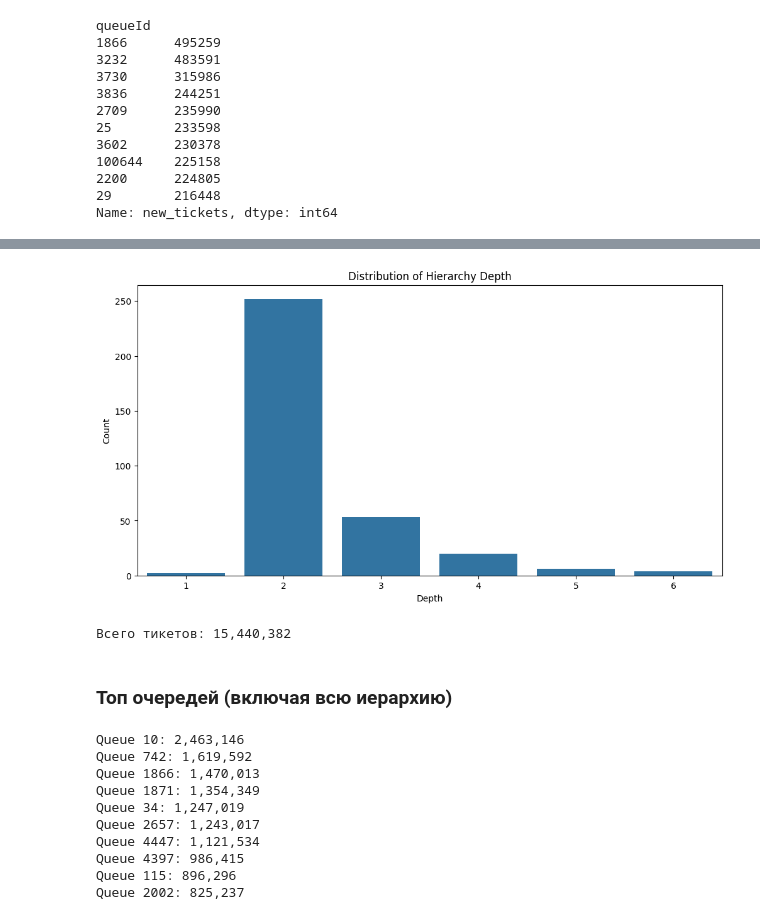
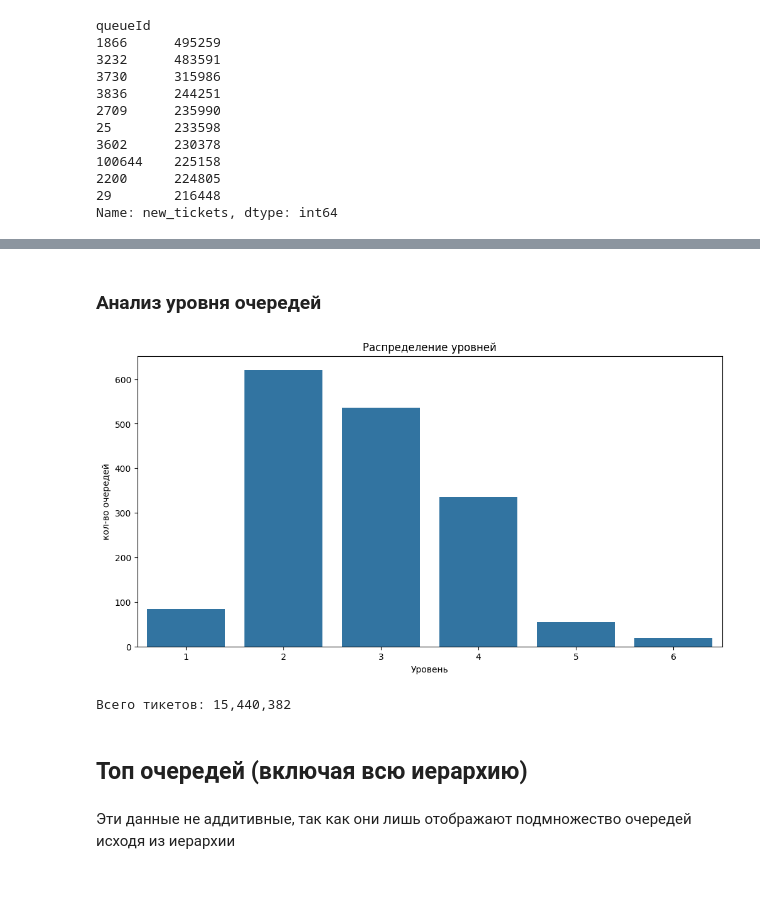
Before and after one commit to TaskGuru-AI/tasks_support_system_ai, a Jupyter notebook: notebooks/TS/hierarchy_analysis.ipynb, the cells around one changed output, grey strips where cells are left out. Cells and saved outputs as stored; diff of their text form; code cells hidden in the pictures; blank space fills up the shorter version.

```diff
--- a/notebooks/TS/hierarchy_analysis.ipynb
+++ b/notebooks/TS/hierarchy_analysis.ipynb
@@ -128,14 +201,0 @@ Name: new_tickets, dtype: int64
-# %%
-def get_depth(queue_id, visited=None):
-    if visited is None:
-        visited = set()
-    if queue_id in visited:
-        return 0
-    visited.add(queue_id)
-    children = tree[tree["parentQueueId"] == queue_id]["childrenIds"].values
-    if len(children) == 0:
-        return 1
-    return 1 + max(get_depth(child, visited.copy()) for child in children[0])
-
-
-tree["depth"] = tree["parentQueueId"].apply(get_depth)
@@ -176,0 +222,2 @@ tree[tree["depth"] == 6]
+# %%
+tree_full = get_proper_tree(tree)
@@ -177,10 +244,12 @@ tree[tree["depth"] == 6]
+# %% [markdown]
+### Анализ уровня очередей
 # %%
 plt.figure(figsize=(12, 6))
-depth_counts = tree["depth"].value_counts().sort_index()
+depth_counts = tree_full["level"].value_counts().sort_index()
 sns.barplot(x=depth_counts.index, y=depth_counts.values)
-plt.title("Distribution of Hierarchy Depth")
-plt.xlabel("Depth")
-plt.ylabel("Count")
+plt.title("Распределение уровней")
+plt.xlabel("Уровень")
+plt.ylabel("кол-во очередей")
 plt.show()
 # %% [output]
-[figure, old version]
+[figure, new version]
@@ -191,28 +258,6 @@ print(f'Всего тикетов: {df['new_tickets'].sum():,}')
 # %% [output]
 Всего тикетов: 15,440,382
 # %% [markdown]
-### Топ очередей (включая всю иерархию)
+## Топ очередей (включая всю иерархию)
-# %%
-total_counts = defaultdict(int)
-
-for queue_id, children in queue_to_all_children.items():
-    count = df[df["queueId"].isin(children)]["new_tickets"].sum()
-    total_counts[queue_id] = count
-
-sorted_counts = sorted(total_counts.items(), key=lambda x: x[1], reverse=True)
-
-top_10_queues = sorted_counts[:10]
-
-for queue_id, count in top_10_queues:
-    print(f"Queue {queue_id}: {count:,}")
-# %% [output]
-Queue 10: 2,463,146
-Queue 742: 1,619,592
-Queue 1866: 1,470,013
-Queue 1871: 1,354,349
-Queue 34: 1,247,019
-Queue 2657: 1,243,017
-Queue 4447: 1,121,534
-Queue 4397: 986,415
-Queue 115: 896,296
-Queue 2002: 825,237
+# %% [markdown]
+Эти данные не аддитивные, так как они лишь отображают подмножество очередей исходя из иерархии
```
Also changed, not shown: parts of 47 cells of this notebook, 6 other files.
